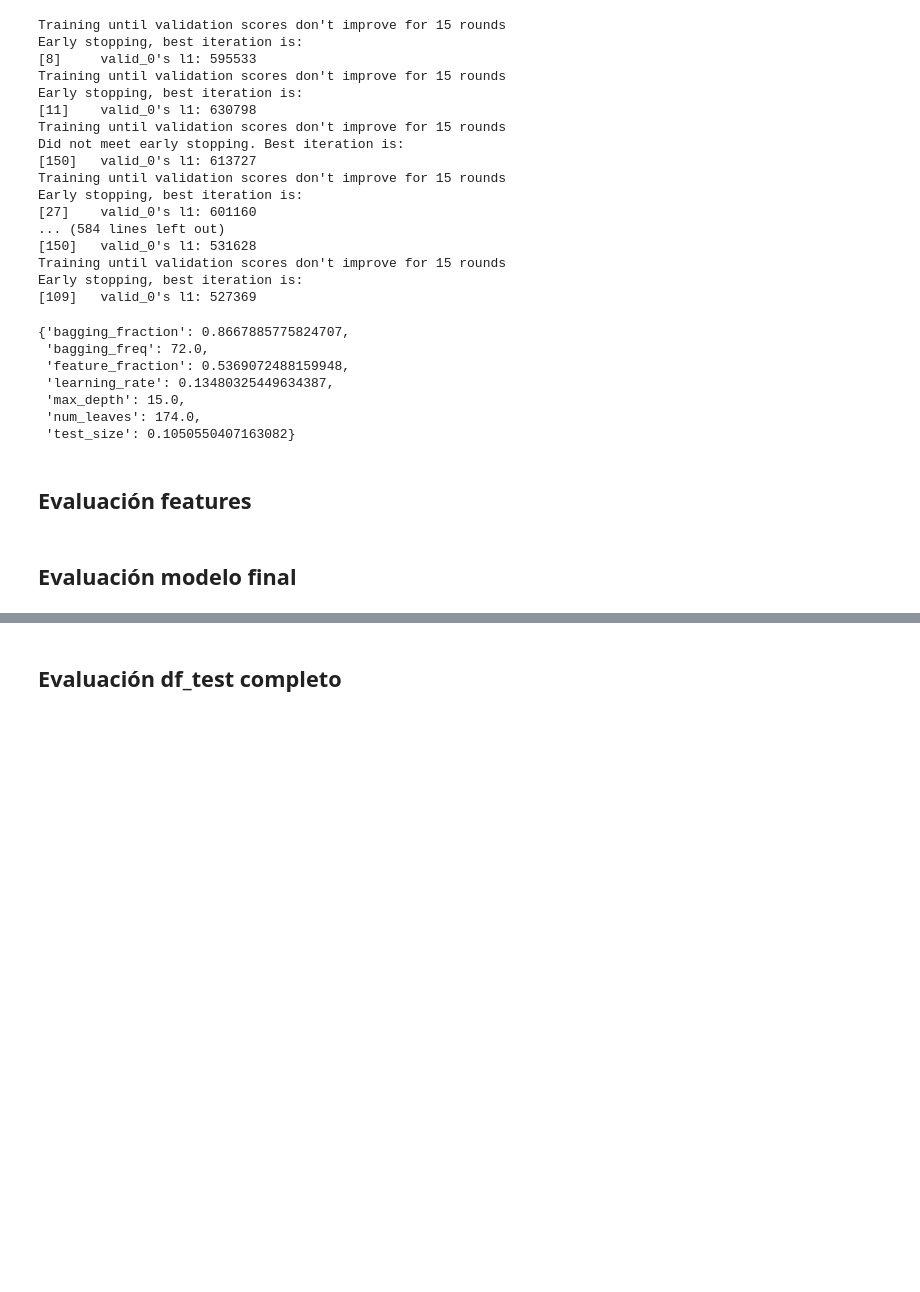
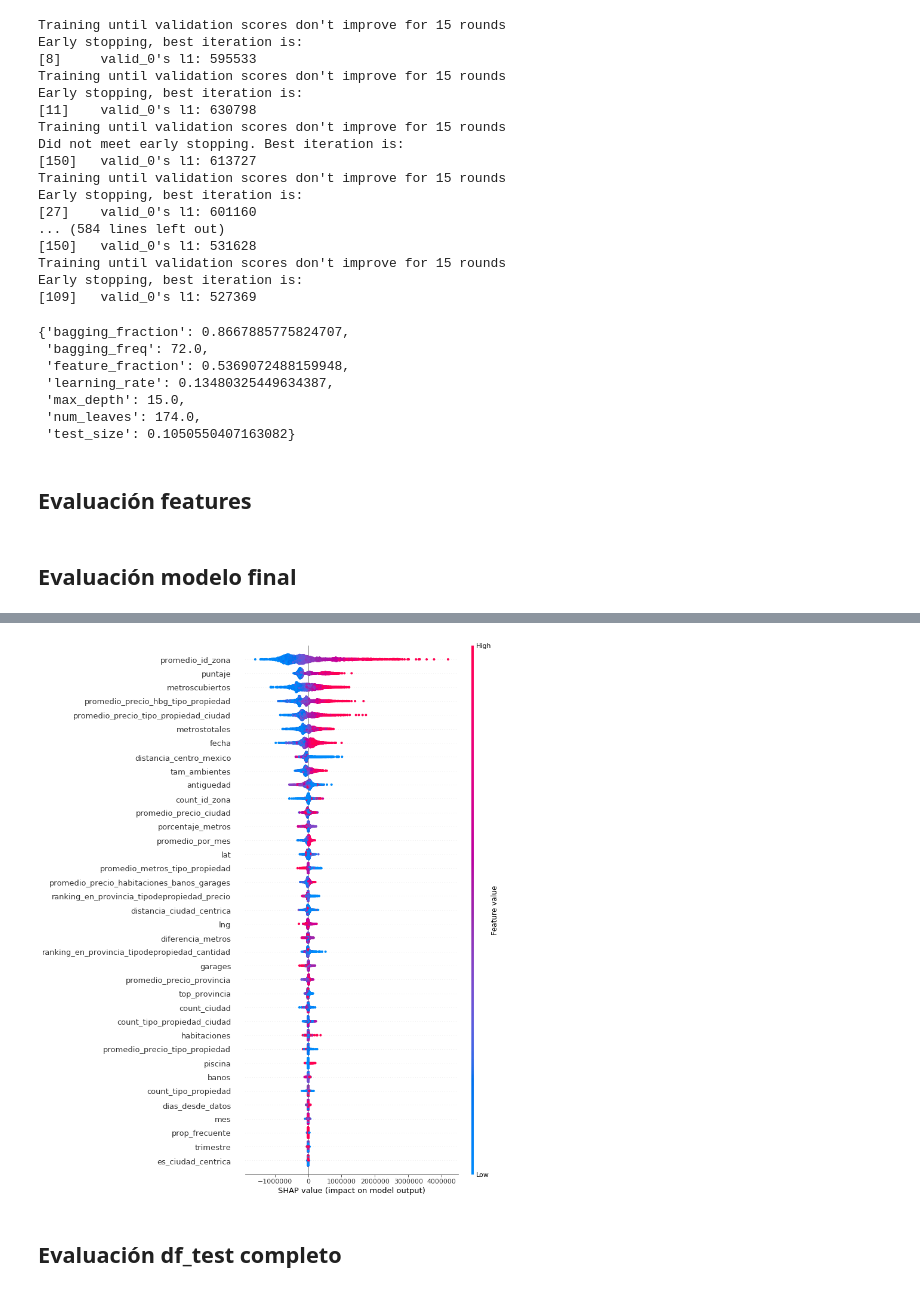
Before and after one commit to JDSanto/datos-tp2, a Jupyter notebook: LightGBM.ipynb, the cells around one changed output, grey strips where cells are left out. Cells and saved outputs as stored; diff of their text form; code cells hidden in the pictures; blank space fills up the shorter version.

```diff
--- a/LightGBM.ipynb
+++ b/LightGBM.ipynb
@@ -54,6 +55,9 @@ df_test_f['fecha'] = pd.to_datetime(df_test_f['fecha']).astype(int)
 
 df_train_f = f_distancias.feature_distancias(df_train_f)
 df_test_f = f_distancias.feature_distancias(df_test_f, df_train_f)
+
+df_train_f = features.rankings(df_train_f, df_train_f)
+df_test_f = features.rankings(df_test_f, df_train_f)
 # %% [markdown]
 ## Búsqueda hiperparámetros
 # %% [markdown]
@@ -638,29 +642,21 @@ for i in [['None']] + features_remove:
 ## Evaluación modelo final
 # %%
 features = ['antiguedad', 'habitaciones', 'garages', 'banos', 'metroscubiertos',
-       'metrostotales', 'lat', 'lng', 'fecha', 'piscina', 'escuelascercanas',
-       'centroscomercialescercanos', 'clustering_label', 'idf_titulo',
-       'idf_descripcion', 'peso_titulo', 'peso_descripcion',
-       'porcentaje_metros', 'diferencia_metros', 'metros_totales_normalizados',
-       'metros_cubiertos_normalizados', 'escomercial',
-       'promedio_metros_tipo_propiedad', 'promedio_metros_cub_tipo_propiedad',
+       'metrostotales', 'lat', 'lng', 'fecha', 'piscina',
+       'clustering_label', 'idf_descripcion',
+       'porcentaje_metros', 'diferencia_metros', 'promedio_metros_tipo_propiedad',
        'prop_frecuente', 'top_provincia', 'es_ciudad_centrica',
-       'promedio_metros_totales_provincia',
-       'promedio_metros_cubiertos_provincia', 'mes', 'dia', 'trimestre',
-       'dias_desde_datos', 'meses_desde_datos', 'antiguedad_bins_perc',
-       'cantidad_inquilinos', 'tam_ambientes', 'promedio_precio_provincia',
-       'promedio_precio_ciudad', 'varianza_precio_ciudad', 'count_ciudad',
-       'promedio_id_zona', 'promedio_id_zona_gen', 'varianza_id_zona',
-       'count_id_zona', 'promedio_precio_tipo_propiedad',
-       'promedio_precio_tipo_propiedad_ciudad',
-       'promedio_precio_tipo_propiedad_ciudad_gen', 'count_tipo_propiedad',
-       'count_tipo_propiedad_ciudad', 'promedio_por_mes', 'varianza_por_mes',
-       'promedio_precio_habitaciones',
+       'mes', 'trimestre', 'dias_desde_datos',
+       'tam_ambientes', 'promedio_precio_provincia',
+       'promedio_precio_ciudad', 'count_ciudad',
+       'promedio_id_zona', 'count_id_zona', 'promedio_precio_tipo_propiedad',
+       'promedio_precio_tipo_propiedad_ciudad', 'count_tipo_propiedad',
+       'count_tipo_propiedad_ciudad', 'promedio_por_mes',
        'promedio_precio_habitaciones_banos_garages',
-       'promedio_precio_banos_garages', 'promedio_precio_hbg_tipo_propiedad',
-       'lat_norm', 'lng_norm', 'promedio_precio_booleanos', 'puntaje',
+       'promedio_precio_hbg_tipo_propiedad', 'puntaje',
        'distancia_ciudad_centrica', 'distancia_centro_mexico',
-       'distancia_ciudad_cara']
+       'ranking_en_provincia_tipodepropiedad_precio',
+       'ranking_en_provincia_tipodepropiedad_cantidad']
 
 params = {'reg_lambda': 6,
 'objective': 'regression',
@@ -865,7 +720,9 @@ shap_values = explainer.shap_values(df_test_shap)
 # %%
 # shap.force_plot(explainer.expected_value, shap_values, df_test_shap)
 # %%
-shap.summary_plot(shap_values, df_test_shap)
+shap.summary_plot(shap_values, df_test_shap, max_display=50)
+# %% [output]
+[figure, added]
 # %% [markdown]
 ## Evaluación df_test completo
 # %%
```
Also changed, not shown: parts of 4 cells of this notebook, 6 other files.
